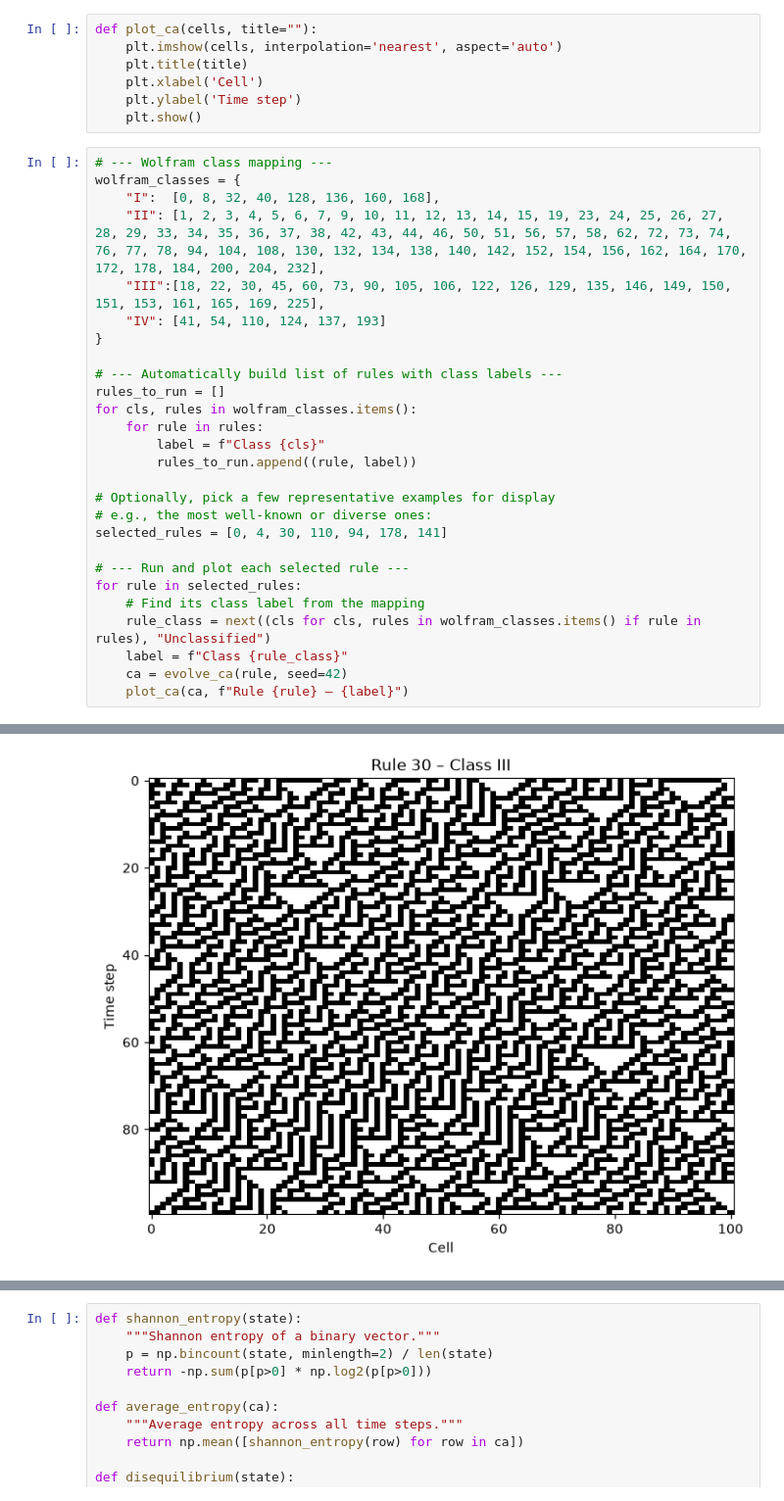
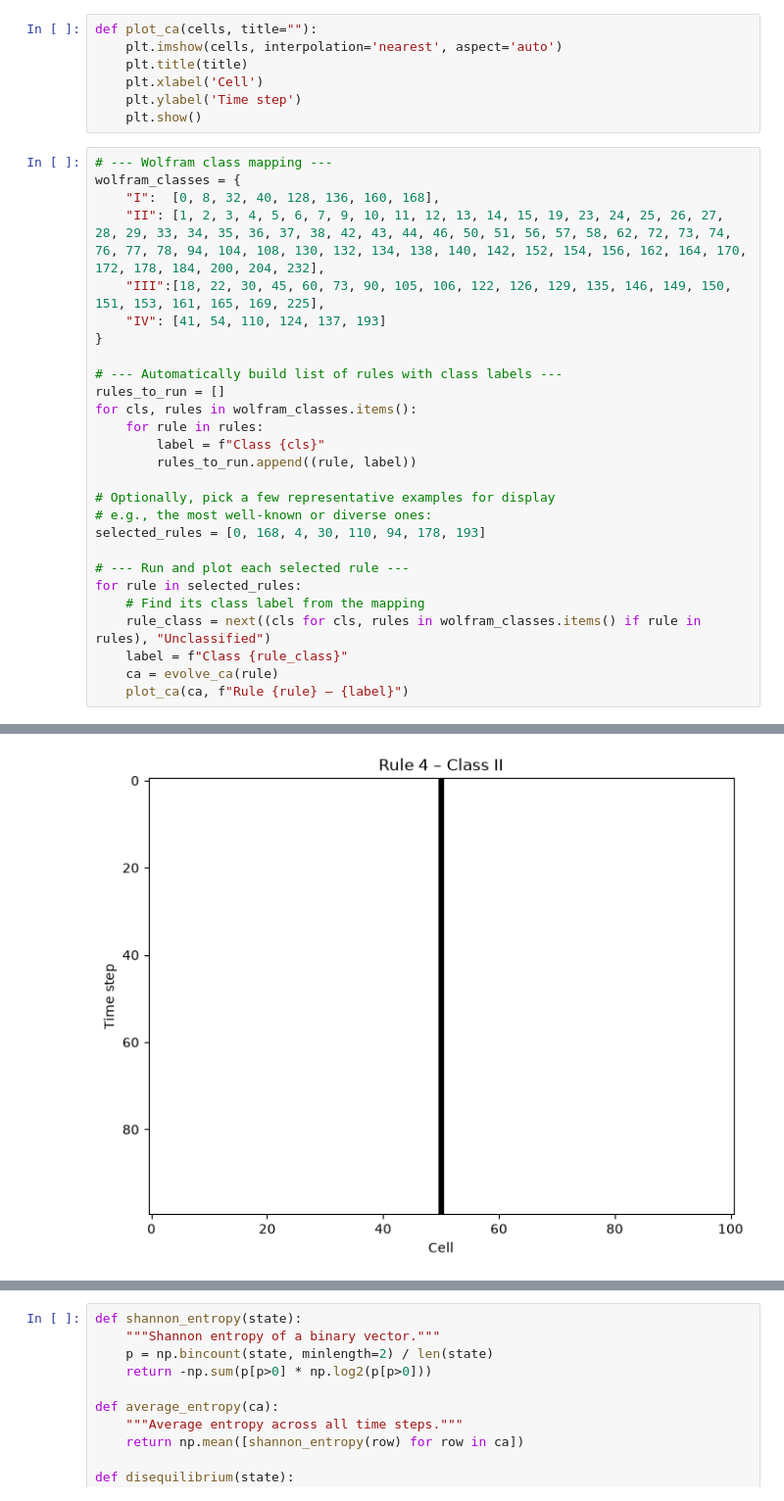
Before and after one commit to marcocusi/model-based-decisions, a Jupyter notebook: Week 1 - Introduction/cellular_automaton_marcocusinato.ipynb, the cells around one changed output, grey strips where cells are left out. Shown at 98% size. Drawn from its saved outputs; the diff is of its cells as text.

```diff
--- a/Week 1 - Introduction/cellular_automaton_marcocusinato.ipynb
+++ b/Week 1 - Introduction/cellular_automaton_marcocusinato.ipynb
@@ -77,13 +77,13 @@ for cls, rules in wolfram_classes.items():
 
 # Optionally, pick a few representative examples for display
 # e.g., the most well-known or diverse ones:
-selected_rules = [0, 4, 30, 110, 94, 178, 141]
+selected_rules = [0, 168, 4, 30, 110, 94, 178, 193]
 
 # --- Run and plot each selected rule ---
 for rule in selected_rules:
     # Find its class label from the mapping
     rule_class = next((cls for cls, rules in wolfram_classes.items() if rule in rules), "Unclassified")
     label = f"Class {rule_class}"
-    ca = evolve_ca(rule, seed=42)
+    ca = evolve_ca(rule)
     plot_ca(ca, f"Rule {rule} – {label}")
 # %% [output]
@@ -92 +92 @@ for rule in selected_rules:
-[figure, old version]
+[figure, new version]
```
Also changed, not shown: parts of 2 cells of this notebook.
